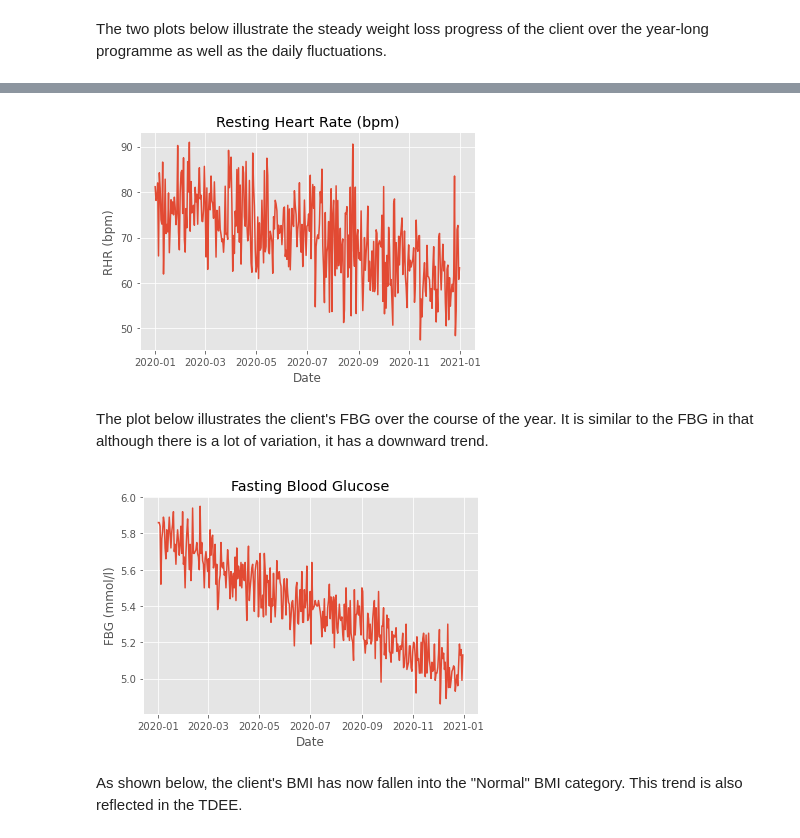
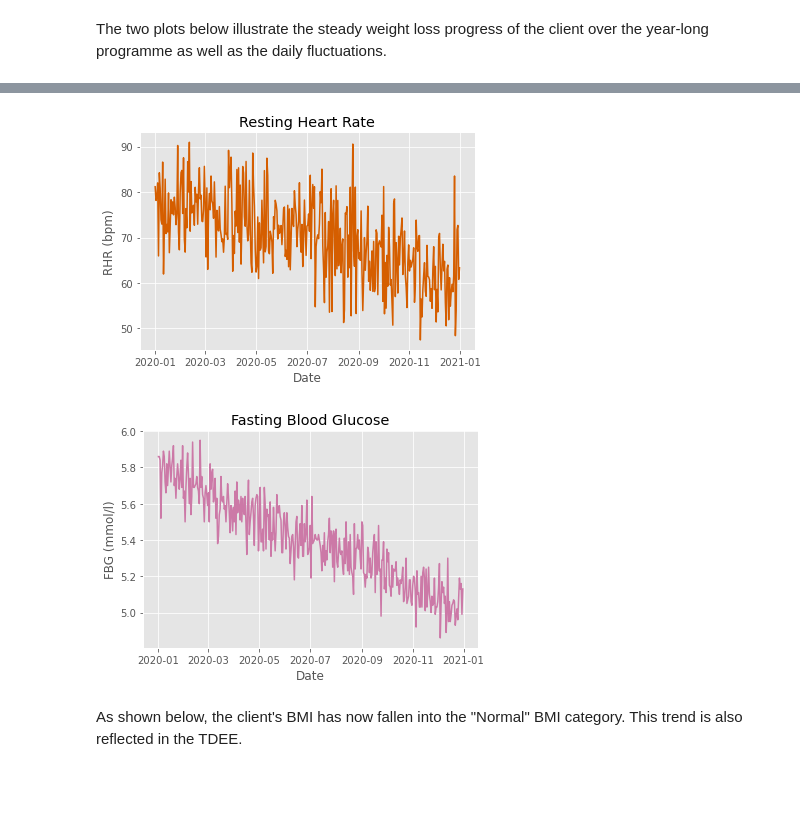
Before and after one commit to GaryLocke91/52465_programming_project, a Jupyter notebook: 52465_programming_project.ipynb, the cells around one changed output, grey strips where cells are left out. Saved outputs shown, nothing was run; the diff lists cells and outputs as text; code cells hidden in the pictures; blank space fills up the shorter version.

```diff
--- a/52465_programming_project.ipynb
+++ b/52465_programming_project.ipynb
@@ -725,21 +725,18 @@ The plot below illustrate's the client's RHR over the course of the year. Althou
 # %%
 # Create a line plot of the RHR column over the year
-sns.lineplot(x ="Date", y ="RHR", data=df)
+sns.lineplot(x ="Date", y ="RHR", data=df, color="#D55E00")
 # Add plot title and axes labels
-plt.xlabel("Date"), plt.ylabel("RHR (bpm)"), plt.title("Resting Heart Rate (bpm)")
+plt.xlabel("Date"), plt.ylabel("RHR (bpm)"), plt.title("Resting Heart Rate")
 plt.show()
+
+# Create a line plot of the FBG column over the year
+sns.lineplot(x ="Date", y ="FBG", data=df, color="#CC79A7")
+# Add plot title and axes labels
+plt.xlabel("Date"), plt.ylabel("FBG (mmol/l)"), plt.title("Fasting Blood Glucose")
+plt.show()
 # %% [output]
-[figure, old version]
+[figure, new version]
+[figure, added]
-# %% [markdown]
-The plot below illustrates the client's FBG over the course of the year. It is similar to the FBG in that although there is a lot of variation, it has a downward trend.
-# %%
-# Create a line plot of the FBG column over the year
-sns.lineplot(x ="Date", y ="FBG", data=df)
-# Add plot title and axes labels
-plt.xlabel("Date"), plt.ylabel("FBG (mmol/l)"), plt.title("Fasting Blood Glucose")
-plt.show()
-# %% [output]
-[figure, removed]
 # %% [markdown]
 As shown below, the client's BMI has now fallen into the "Normal" BMI category. This trend is also reflected in the TDEE.
 # %%
```
Also changed, not shown: parts of 7 cells of this notebook.
